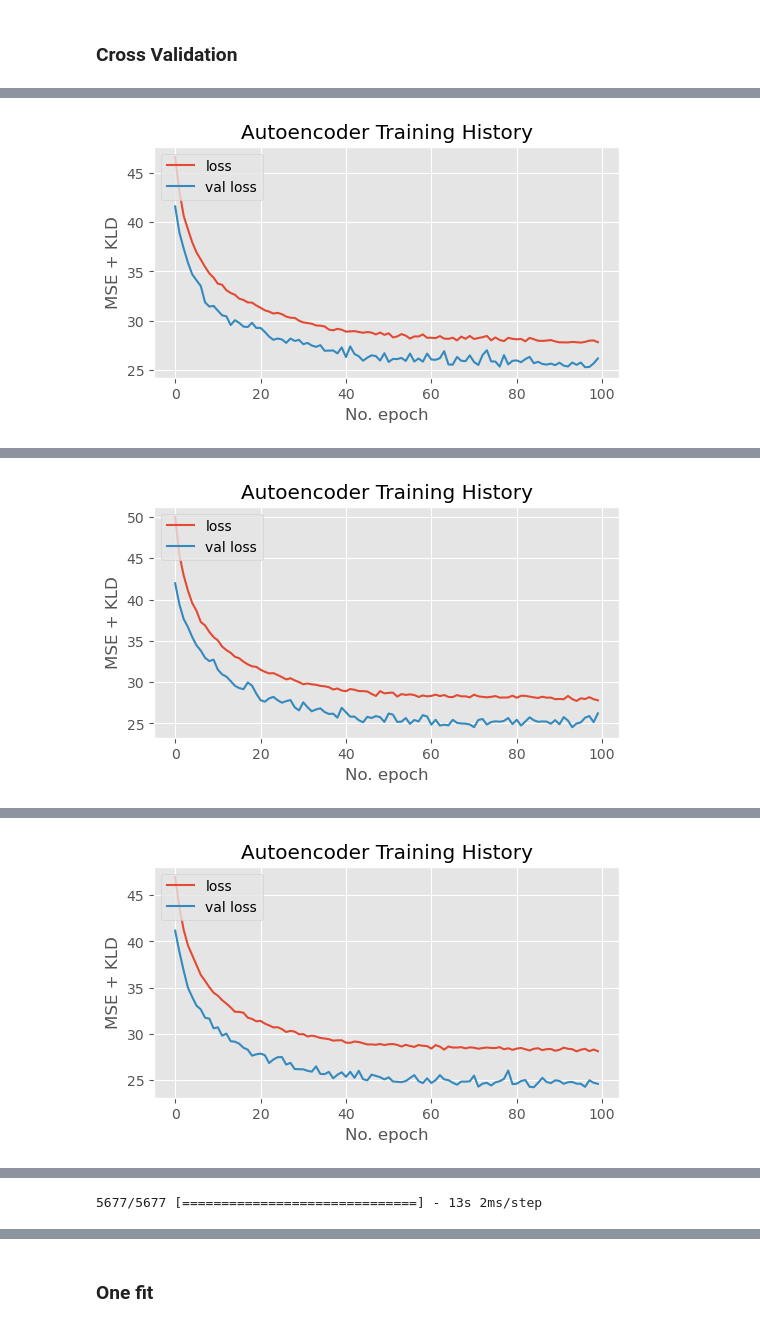
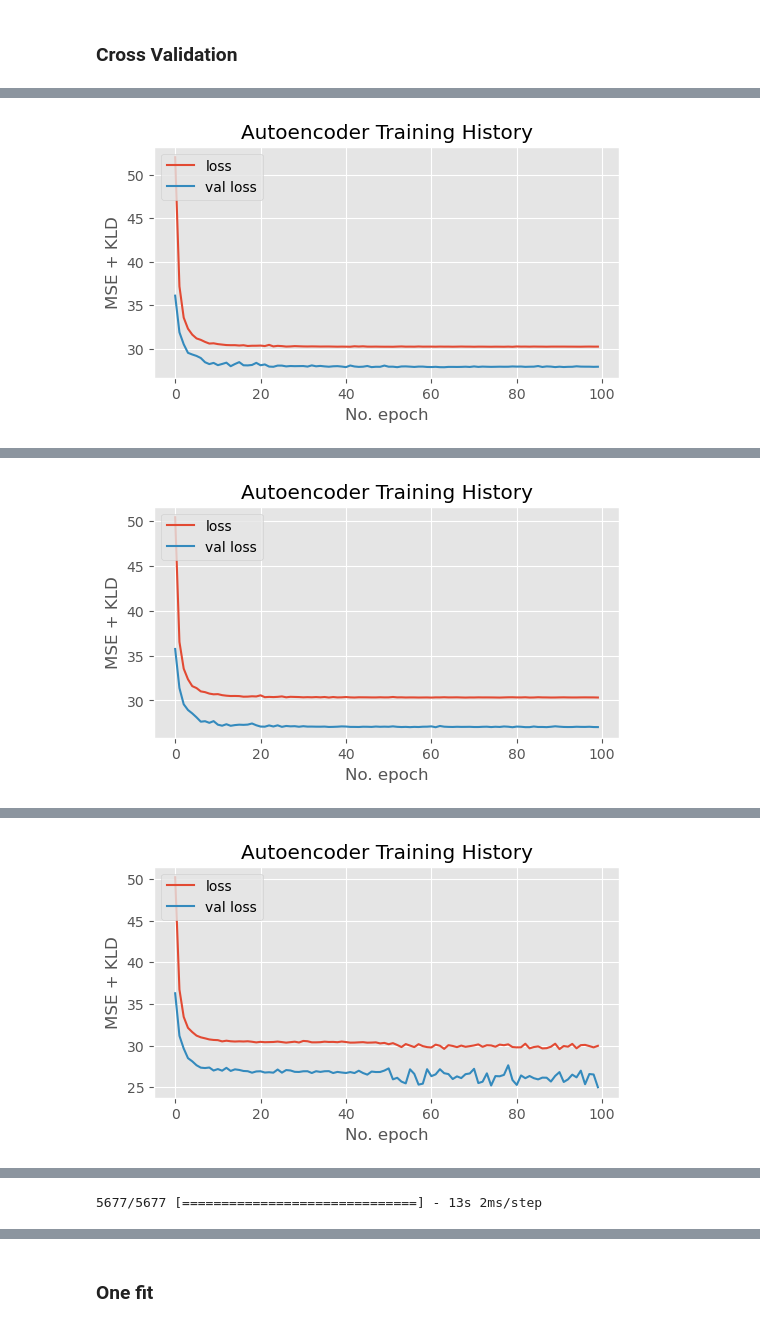
Before and after one commit to MariliaElia/credit-card-fraud-detection-ml-model, a Jupyter notebook: RF_model.ipynb, the cells around one changed output, grey strips where cells are left out. Drawn from its saved outputs; the diff is of its cells as text; code cells hidden in the pictures.

```diff
--- a/RF_model.ipynb
+++ b/RF_model.ipynb
@@ -111,7 +111,7 @@ X_train_adasyn, y_train_adasyn = adasyn.fit_resample(X_train, y_train)
 
 scaler = StandardScaler()
 
-X_train_adasyn = pd.DataFrame(scaler.fit_transform(X_train_adasyn[:]), index=X_train_adasyn.index)
+X_train_processed_adasyn = pd.DataFrame(scaler.fit_transform(X_train_adasyn[:]), index=X_train_adasyn.index)
 X_test_processed_adasyn = pd.DataFrame(scaler.transform(X_test[:]), index=X_test.index)
 
 counter = Counter(y_train_adasyn)
@@ -154,16 +156,18 @@ ROC_AUC: 0.9030260528522045
 # %% [markdown]
 ## Scaled
 # %%
-rf = RandomForestClassifier()
+lr = RandomForestClassifier()
 
-model_cv(X_train, y_train, rf)
+model_cv(X_train, y_train, lr)
 
-rf.fit(X_train_processed, y_train)
+lr = RandomForestClassifier()
 
-train_predictions = rf.predict(X_train_processed)
+lr.fit(X_train_processed, y_train)
+
+train_predictions = lr.predict(X_train_processed)
 print("################# Training Results ########################")
 model_scores(y_train, train_predictions)
 
-evaluate_model(X_test_processed, y_test, rf)
+evaluate_model(X_test_processed, y_test, lr)
 # %% [output]
 ---------- Validation Results ---------------
@@ -207,15 +226,17 @@ KeyboardInterrupt
 # %% [markdown]
 ## ADASYN
 # %%
-rf = RandomForestClassifier()
+lr = RandomForestClassifier()
 
-model_cv(X_train, y_train, rf, 'adasyn')
+model_cv(X_train, y_train, lr, 'adasyn')
 
-rf.fit(X_train_adasyn, y_train_adasyn)
+lr = RandomForestClassifier()
 
-train_predictions = rf.predict(X_train_adasyn)
+lr.fit(X_train_processed_adasyn, y_train_adasyn)
+
+train_predictions = lr.predict(X_train_processed_adasyn)
 print("################# Training Results ########################")
 model_scores(y_train_adasyn, train_predictions)
 
-evaluate_model(X_test_processed_adasyn, y_test, rf)
+evaluate_model(X_test_processed_adasyn, y_test, lr)
 # %% [output]
@@ -476,8 +497,8 @@ for count, (train_index, valid_index) in enumerate(skf.split(X_train, y_train)):
     print("NUmber of samples to be generated: ", num_samples)
 
     # Variational Oversampling
-    vos = VAE_oversampling(hidden_dim=32,
-                            latent_dim=20,
+    vos = VAE_oversampling(hidden_dim=64,
+                            latent_dim=10,
                             original_dim=30,
                             minority_class_id=1,
                             epochs=100,
@@ -532 +553 @@ Epoch 100/100
-[figure, old version]
+[figure, new version]
@@ -550 +571 @@ Epoch 100/100
-[figure, old version]
+[figure, new version]
@@ -568,4 +589,4 @@ Epoch 100/100
-[figure, old version]
+[figure, new version]
 5677/5677 [==============================] - 10s 2ms/step
 ------------------------ KFold: 4 ---------------------------
 The training dataset has 181961 records for the majority class and 315 records for the minority class.
```
Also changed, not shown: parts of 10 cells of this notebook, 3 other files.
